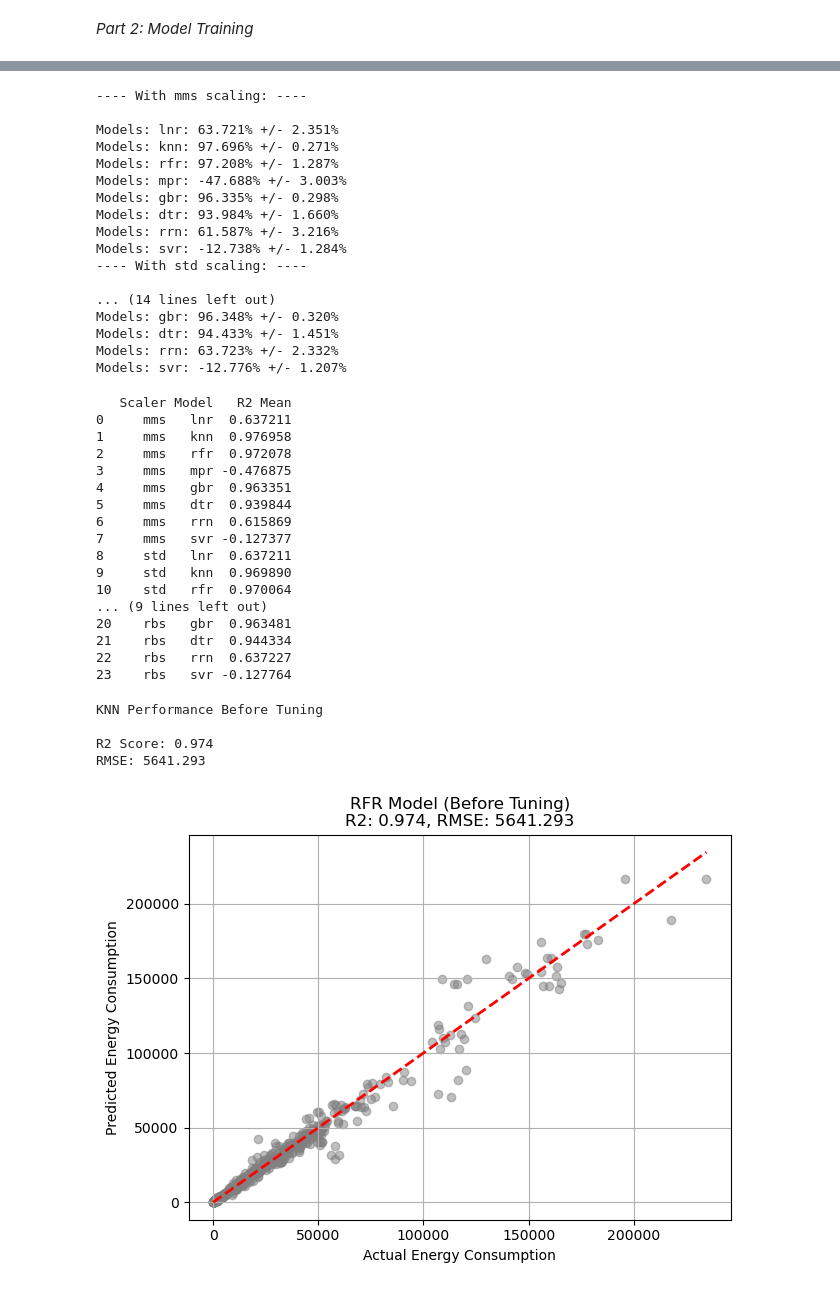
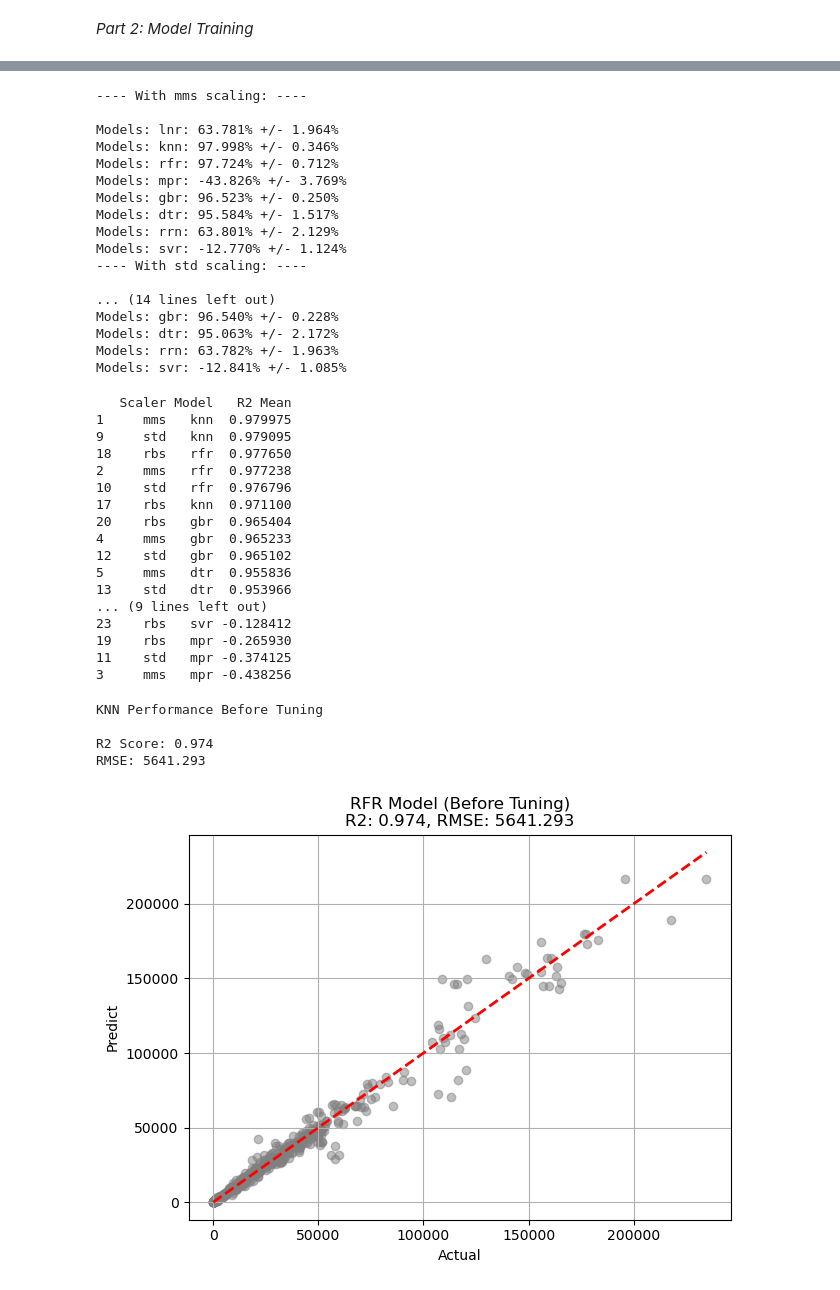
Before and after one commit to alvin0401lo/Energy_consumption_prediction_using_Machine_Learning, a Jupyter notebook: ML_assignment.ipynb, the cells around one changed output, grey strips where cells are left out. Cells and saved outputs as stored; diff of their text form; code cells hidden in the pictures.

```diff
--- a/ML_assignment.ipynb
+++ b/ML_assignment.ipynb
@@ -227,8 +199,8 @@ models['rfr'] =RandomForestRegressor()
 models['mpr'] =MLPRegressor()
 models['gbr'] =GradientBoostingRegressor()
 models['dtr'] =DecisionTreeRegressor()
-models['rrn'] =Ridge(alpha=10)
+models['rrn'] =Ridge()
 models['svr'] =SVR()
 # %%
-kf= KFold(n_splits=3, shuffle= True, random_state=42)
+kf= KFold(n_splits=5, shuffle= True, random_state=42)
 # %%
@@ -272,7 +247,7 @@ scalers['rbs']= RobustScaler()
 # %%
 #finding the best scaler
 results= []
-
+#for loop scaler
 for s in scalers:
     X_train_scaled= scalers[s].fit_transform(X_train)
     X_test_scaled= scalers[s].transform(X_test)
@@ -289,41 +264,43 @@ for s in scalers:
 # %% [output]
 ---- With mms scaling: ----
 
-Models: lnr: 63.721% +/- 2.351%
-Models: knn: 97.696% +/- 0.271%
-Models: rfr: 97.208% +/- 1.287%
-Models: mpr: -47.688% +/- 3.003%
-Models: gbr: 96.335% +/- 0.298%
-Models: dtr: 93.984% +/- 1.660%
-Models: rrn: 61.587% +/- 3.216%
-Models: svr: -12.738% +/- 1.284%
+Models: lnr: 63.781% +/- 1.964%
+Models: knn: 97.998% +/- 0.346%
+Models: rfr: 97.724% +/- 0.712%
+Models: mpr: -43.826% +/- 3.769%
+Models: gbr: 96.523% +/- 0.250%
+Models: dtr: 95.584% +/- 1.517%
+Models: rrn: 63.801% +/- 2.129%
+Models: svr: -12.770% +/- 1.124%
 ---- With std scaling: ----
 
 ... (14 lines left out)
-Models: gbr: 96.348% +/- 0.320%
-Models: dtr: 94.433% +/- 1.451%
-Models: rrn: 63.723% +/- 2.332%
-Models: svr: -12.776% +/- 1.207%
+Models: gbr: 96.540% +/- 0.228%
+Models: dtr: 95.063% +/- 2.172%
+Models: rrn: 63.782% +/- 1.963%
+Models: svr: -12.841% +/- 1.085%
 # %%
+#Rearrange the result from high to low
 result_df= pd.DataFrame(results)
 
-print(result_df)
+result_sort= result_df.sort_values(by='R2 Mean', ascending= False)
+print(result_sort)
 # %% [output]
    Scaler Model   R2 Mean
-0     mms   lnr  0.637211
-1     mms   knn  0.976958
-2     mms   rfr  0.972078
-3     mms   mpr -0.476875
-4     mms   gbr  0.963351
-5     mms   dtr  0.939844
-6     mms   rrn  0.615869
-7     mms   svr -0.127377
-8     std   lnr  0.637211
-9     std   knn  0.969890
-10    std   rfr  0.970064
+1     mms   knn  0.979975
+9     std   knn  0.979095
+18    rbs   rfr  0.977650
+2     mms   rfr  0.977238
+10    std   rfr  0.976796
+17    rbs   knn  0.971100
+20    rbs   gbr  0.965404
+4     mms   gbr  0.965233
+12    std   gbr  0.965102
+5     mms   dtr  0.955836
+13    std   dtr  0.953966
 ... (9 lines left out)
-20    rbs   gbr  0.963481
-21    rbs   dtr  0.944334
-22    rbs   rrn  0.637227
-23    rbs   svr -0.127764
+23    rbs   svr -0.128412
+19    rbs   mpr -0.265930
+11    std   mpr -0.374125
+3     mms   mpr -0.438256
 # %%
@@ -334,30 +309,33 @@ scl= MinMaxScaler()
 Xs_train= scl.fit_transform(X_train)
 Xs_test= scl.transform(X_test)
 # %%
+#Using the result from scaler
+#redo again the model training
+#check the performance
 knn_bt =KNeighborsRegressor()
 knn_bt.fit(X_train_scaled, y_train)
-#knn k weight distance
+
 y_predb= knn_bt.predict(X_test_scaled)
 
 r2b= r2_score(y_test, y_predb)
 rmseb= np.sqrt(mean_squared_error(y_test, y_predb))
 
 print(f"KNN Performance Before Tuning\n")
 print(f"R2 Score: {r2b:.3f}")
 print(f"RMSE: {rmseb:.3f}")
 
 
 plt.figure(figsize=(7, 5))
 plt.scatter(y_test, y_predb, color='gray', alpha=0.5)
 plt.plot([y_test.min(), y_test.max()], [y_test.min(), y_test.max()], 'r--', lw=2)
 plt.title(f'RFR Model (Before Tuning)\nR2: {r2b:.3f}, RMSE: {rmseb:.3f}')
-plt.xlabel('Actual Energy Consumption')
-plt.ylabel('Predicted Energy Consumption')
+plt.xlabel('Actual')
+plt.ylabel('Predict')
 plt.grid(True)
 plt.show()
 # %% [output]
 KNN Performance Before Tuning
 
 R2 Score: 0.974
 RMSE: 5641.293
-[figure, old version]
+[figure, new version]
```
Also changed, not shown: parts of 13 cells of this notebook.
